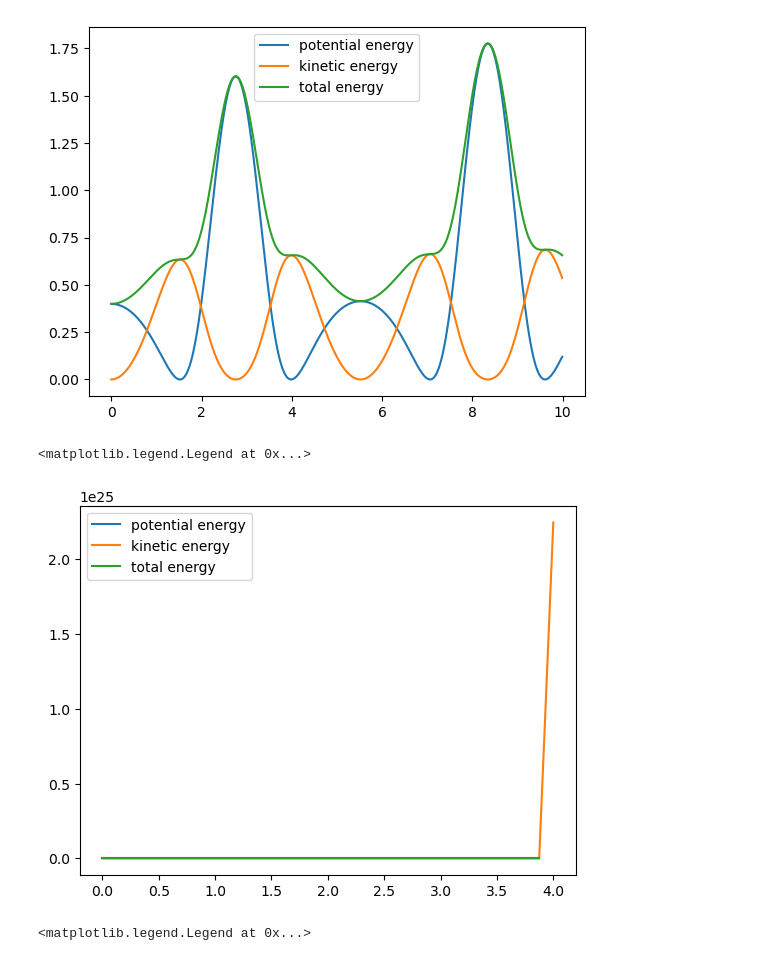
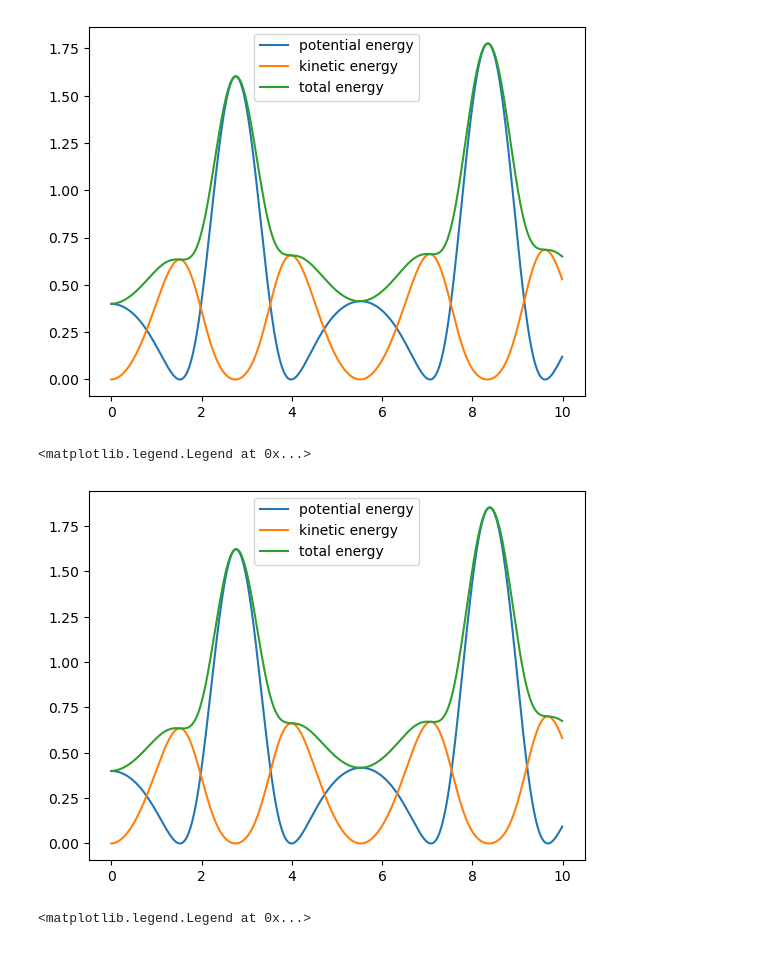
Before and after one commit to MitchellStry/CHE512-Spring2023, a Jupyter notebook: MitchellStry/Homework/Homework13/homework13.ipynb, the cells around one changed output. Drawn from its saved outputs; the diff is of its cells as text; code cells hidden in the pictures.

```diff
--- a/MitchellStry/Homework/Homework13/homework13.ipynb
+++ b/MitchellStry/Homework/Homework13/homework13.ipynb
@@ -71,10 +71,10 @@ def morsemd(q0, p0, m, D, a, req, dt, nstep):
     return X, P, T, Epot, Ekin, Etot
 # %%
 #plot for potential
-D=1.0
+D=10.0
 a=1.0
 req=0.0
-qrange=np.linspace(-5,5,1000)
+qrange=np.linspace(-1.0,5.0,1000)
 U=morsepotential(qrange,D,a,req)
 plt.plot(qrange,U)
 # %% [output]
@@ -86,8 +86,7 @@ def enerforc(q,k):
     Calculate potential energy and force for Morse potential
     U(q) =De*[1-exp(-a*(q-qe))]^2
     F(q) =-dU(q)/dq=2*a*De*[1-exp(-a*(q-qe))]*exp(-a*(q-qe))
-    where q is the coordinate, k is the force constant, and qe, De, and a are
-    parameters that define the potential.
+    where q is the coordinate, k is the force constant, and qe, De, and a are parameters that define the potential.
     """
     qe=1.0
     De=1.0
@@ -99,9 +98,9 @@ def enerforc(q,k):
     return u, f
 # %%
 def enerverlet(q,p,f,mass,dt):
-    a=f*q/mass
+    a=f/mass
     qnew=q+p*dt+0.5*a*dt**2
-    fnew=f*qnew
+    epot,f=enerforc(qnew,p)
     anew=fnew/mass
     pnew=p+ 0.5*(a+anew)*dt
     return qnew,pnew,fnew
@@ -163,23 +162,21 @@ plt.legend()
 <matplotlib.legend.Legend at 0x...>
 [figure]
 # %%
-#total energy plot dt=0.125 nstep=800
+#total energy plot dt=0.0125 nstep=800
 q0=2.0
 p0=0.0
 mass=1.0
 k=1.0
-dt=0.125
-D=1.0
-a=1.0
+dt=0.0125
 nstep=800
 T,Ekin,Etot,Epot,X,P=morsemd2(q0,p0,mass,k,dt,nstep)
 plt.plot(T,Epot,label='potential energy')
 plt.plot(T,Ekin,label='kinetic energy')
 plt.plot(T,Etot,label='total energy')
 plt.legend()
 # %% [output]
 <matplotlib.legend.Legend at 0x...>
-[figure, old version]
+[figure, new version]
 # %%
 #phase space dt=0.005, nstep=2000
 q0=2.0
```
Also changed, not shown: parts of 9 cells of this notebook, 2 other files.
